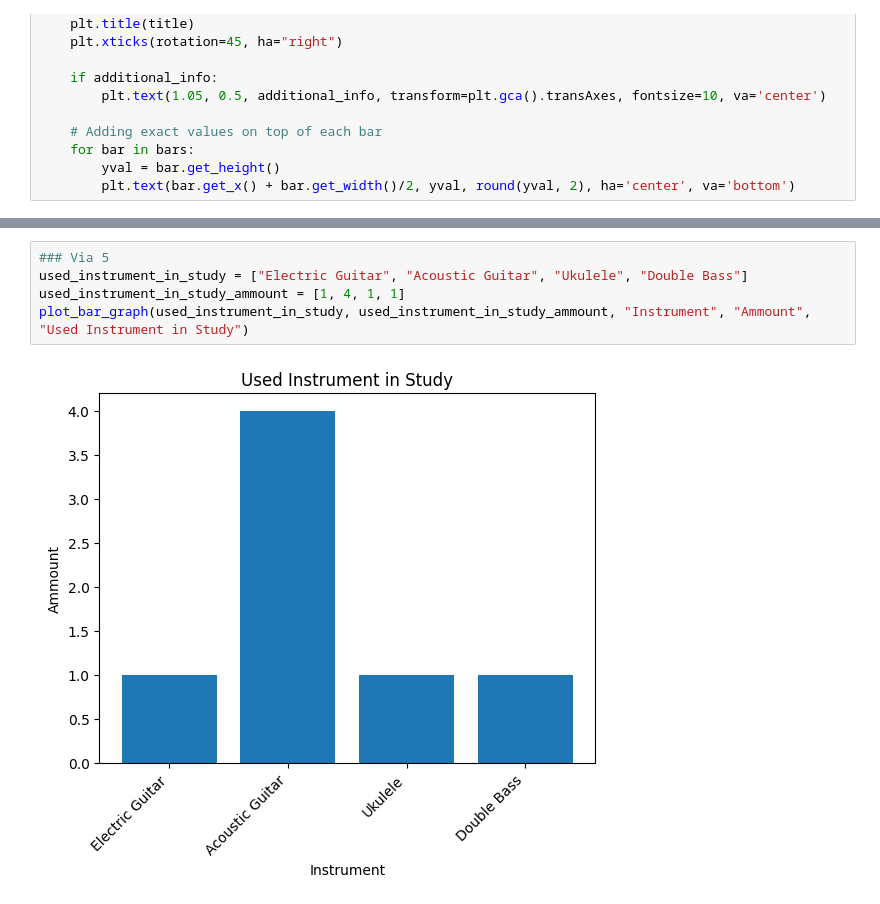
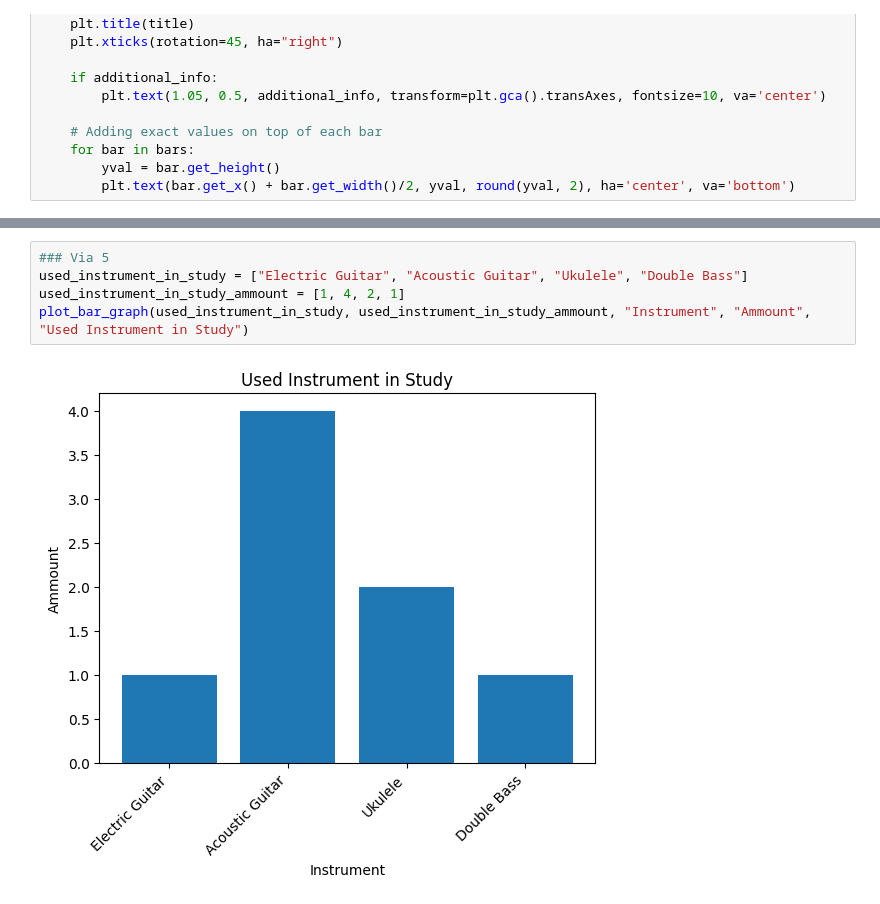
Before and after one commit to simonroedig/ChordSync_Study, a Jupyter notebook: study_analysis.ipynb, the cells around one changed output, grey strips where cells are left out. Drawn from its saved outputs; the diff is of its cells as text.

```diff
--- a/study_analysis.ipynb
+++ b/study_analysis.ipynb
@@ -102,10 +121,10 @@ plot_bar_graph(which_chord_and_lyrics_display_type, which_chord_and_lyrics_displ
 # %%
 ### Via 5
 used_instrument_in_study = ["Electric Guitar", "Acoustic Guitar", "Ukulele", "Double Bass"]
-used_instrument_in_study_ammount = [1, 4, 1, 1]
+used_instrument_in_study_ammount = [1, 4, 2, 1]
 plot_bar_graph(used_instrument_in_study, used_instrument_in_study_ammount, "Instrument", "Ammount", "Used Instrument in Study")
 # %% [output]
-[figure, old version]
+[figure, new version]
 # %%
 ### Via 5
 used_tool_in_task_performance_traditional = ["Ultimate Guitar", "Ukulele Tabs", "-> Sum Static Tools", "Soundslice", "-> Sum Dynamic Tools"]
```
Also changed, not shown: parts of 13 cells of this notebook.
